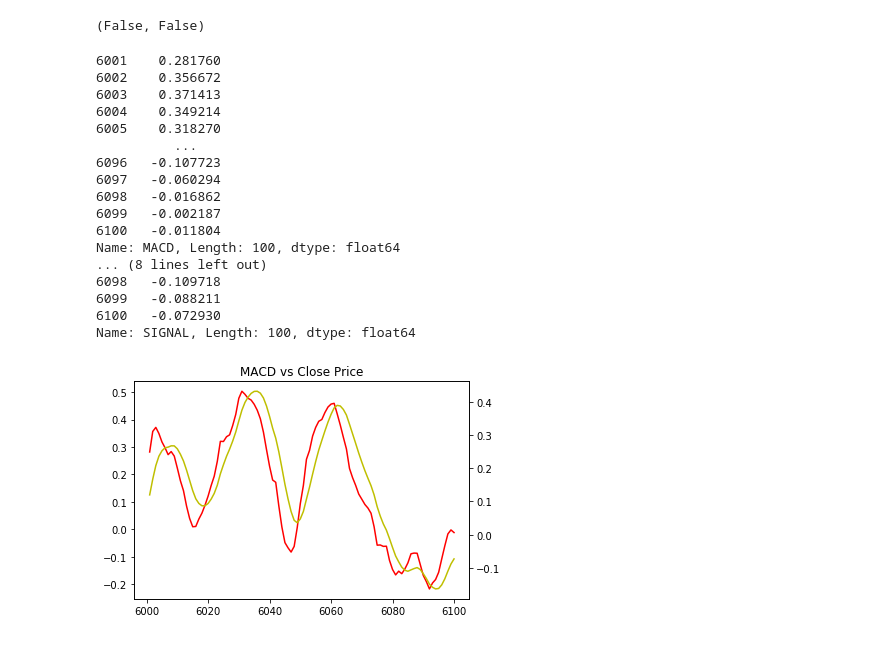
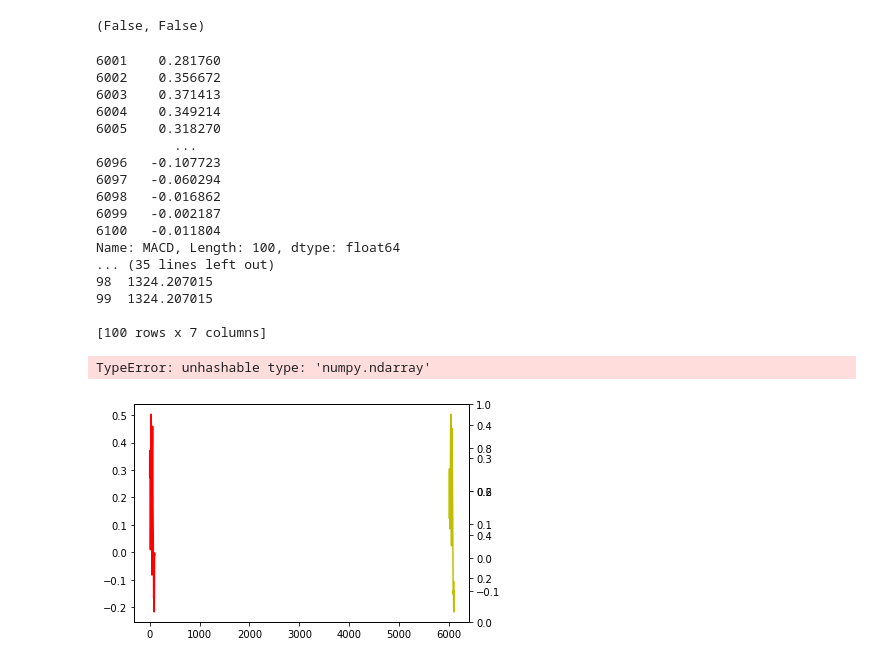
Before and after one commit to bbeale/u-nectix, a Jupyter notebook: gstt.ipynb, the cells around one changed output. Drawn from its saved outputs; the diff is of its cells as text; code cells hidden in the pictures.

```diff
--- a/gstt.ipynb
+++ b/gstt.ipynb
@@ -79,41 +101,43 @@ mfi_pos_momentum, mfi_buy_sign
 # %%
 # macd vs close
 df1 = macd[-100:]
 df2 = signal[-100:]
-# df3 = ic[:100]
+df3 = ic[:100]
+
 print(df1)
 df1.index = df2.index
 print(df2)
-# df1.index = df3.index
-# print(df3)
+df1.index = df3.index
+print(df3)
 
 fig1, ax1 = plt.subplots()
 ax1.plot(df1, 'r-')
 ax2 = ax1.twinx()
 ax2.plot(df2, 'y-')
-# ax3 = ax1.twinx()
-# ax3.plot(df3, 'r-')
+ax3 = ax1.twinx()
+ax3.plot(df3, 'r-')
 plt.title('MACD vs Close Price')
 plt.show()
 # %% [output]
 6001    0.281760
 6002    0.356672
 6003    0.371413
 6004    0.349214
 6005    0.318270
           ...
 6096   -0.107723
 6097   -0.060294
 6098   -0.016862
 6099   -0.002187
 6100   -0.011804
 Name: MACD, Length: 100, dtype: float64
-... (8 lines left out)
-6098   -0.109718
-6099   -0.088211
-6100   -0.072930
-Name: SIGNAL, Length: 100, dtype: float64
+... (35 lines left out)
+98  1324.207015
+99  1324.207015
+
+[100 rows x 7 columns]
+TypeError: unhashable type: 'numpy.ndarray'
-[figure, old version]
+[figure, new version]
 # %%
 # macd vs mfi
 df1 = macd[-100:]
```
Also changed, not shown: parts of 3 cells of this notebook.
